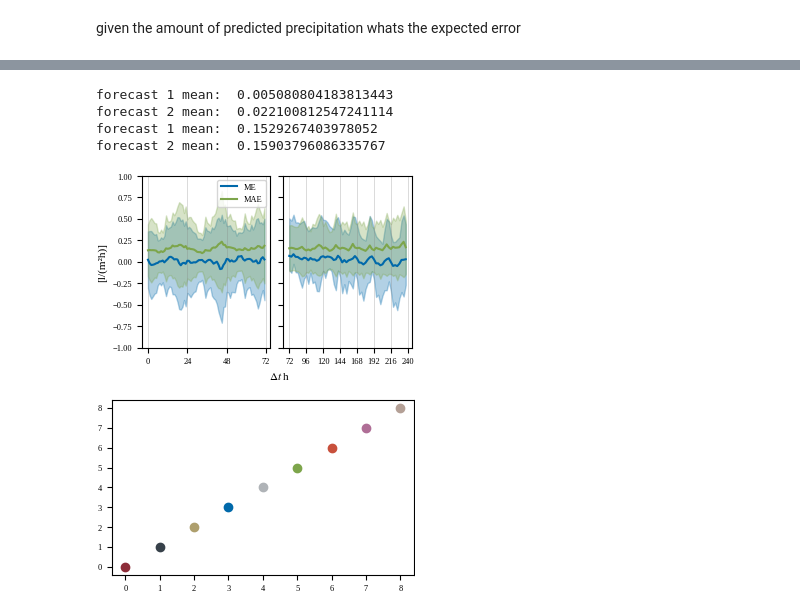
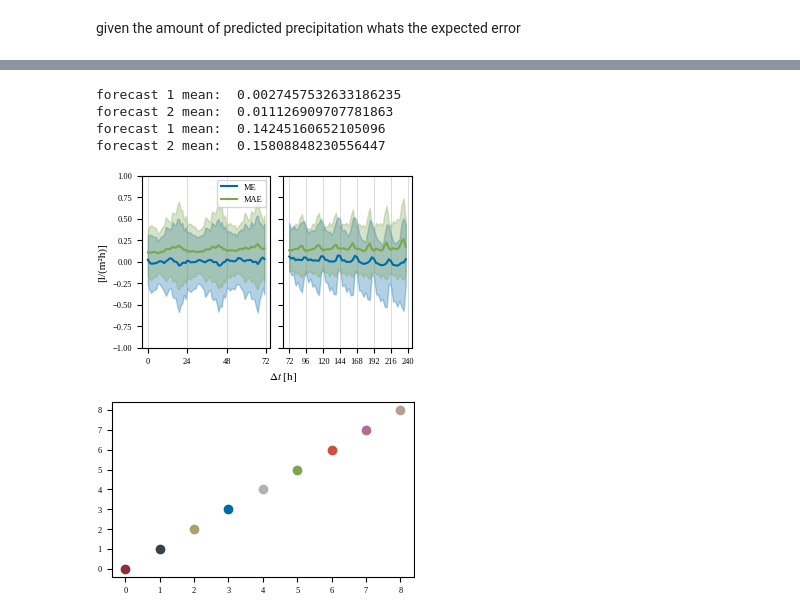
Before and after one commit to RobinU434/DataLiteracy, a Jupyter notebook: studies/13_01_24_RU_MAIN.ipynb, the cells around one changed output, grey strips where cells are left out. Drawn from its saved outputs; the diff is of its cells as text; code cells hidden in the pictures.

Commit message:
fix figure 3

```diff
--- a/studies/13_01_24_RU_MAIN.ipynb
+++ b/studies/13_01_24_RU_MAIN.ipynb
@@ -1892,39 +1899,39 @@ ax2.fill_between(
     t,
     mean_time_delta["precipitation_error"] / 3 - time_delta_std_2.mean(axis=1)[:, 1],
     mean_time_delta["precipitation_error"] / 3 + time_delta_std_2.mean(axis=1)[:, 1],
     alpha=0.3,
     color=tue_plot_colors[5]
 )
 
 
 
 ax1.set_ylabel('[l/(m²h)]')
 #ax1.set_title("Model 1")
 ax1.set_xlabel(""   "")
 ax2.set_xlabel(""   "")
 ax1.set_xticks(np.linspace(0, 72, 4, dtype=int), np.linspace(0, 72, 4, dtype=int))
 
 ax1.set_ylim((-1, 1))
 ax1.legend()
 
 #ax2.set_title("Model 2")
-fig.text(0.54,-0.05,"$\Delta t$ h")
+fig.text(0.54,-0.05,"$\Delta t$ [h]")
 ax2.set_xticks(
     np.linspace(0, 56, 8, dtype=int) * 3 + 72, np.linspace(0, 56, 8, dtype=int) * 3 + 72
 )
 
 
 
 plt.savefig(os.path.join(FIG_SAVE_BASE_PATH,'fig_mean_trend.pdf'))
 # TODO: one plot?????
 # TODO: what is more important: graphic with grey line or tube of standard diviation?
 # TODO: This or the absolute error
 # %% [output]
-forecast 1 mean:  0.005080804183813443
-forecast 2 mean:  0.022100812547241114
-forecast 1 mean:  0.1529267403978052
-forecast 2 mean:  0.15903796086335767
+forecast 1 mean:  0.0027457532633186235
+forecast 2 mean:  0.011126909707781863
+forecast 1 mean:  0.14245160652105096
+forecast 2 mean:  0.15808848230556447
-[figure, old version]
+[figure, new version]
 # %%
 for i in range(0,9): plt.scatter(i, i, c= tue_plot_colors[i])
 plt.show()
```
Also changed, not shown: parts of 22 cells of this notebook.
